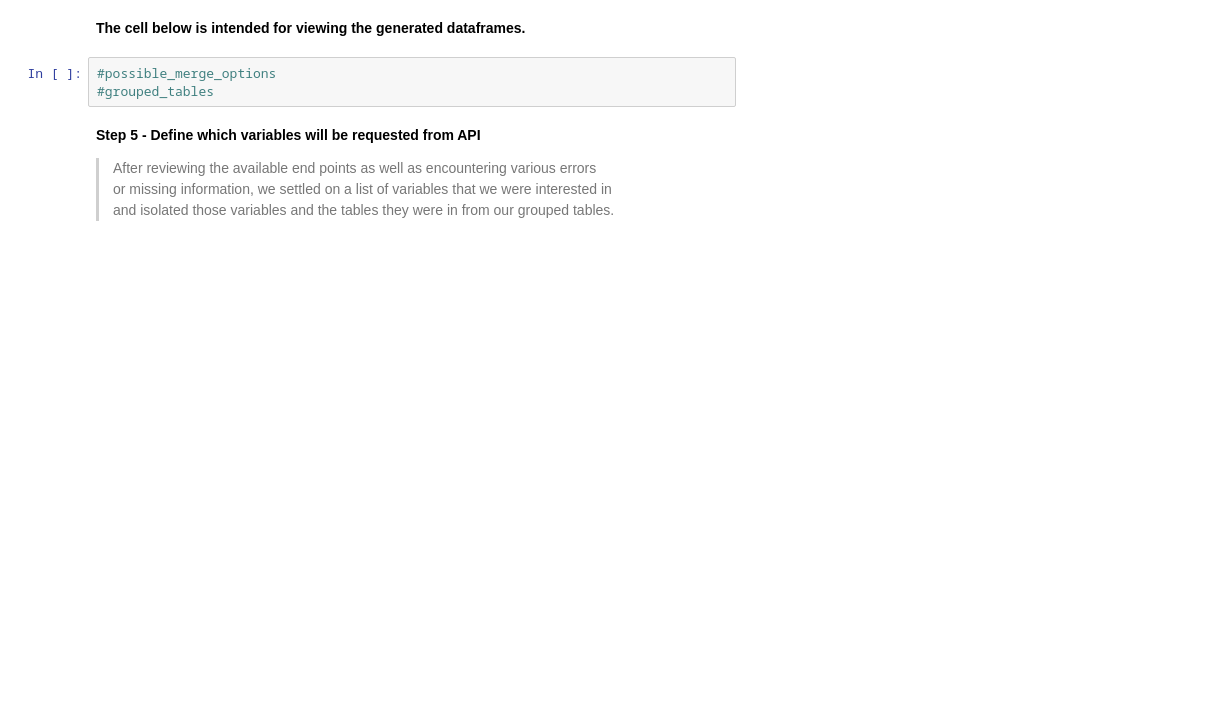
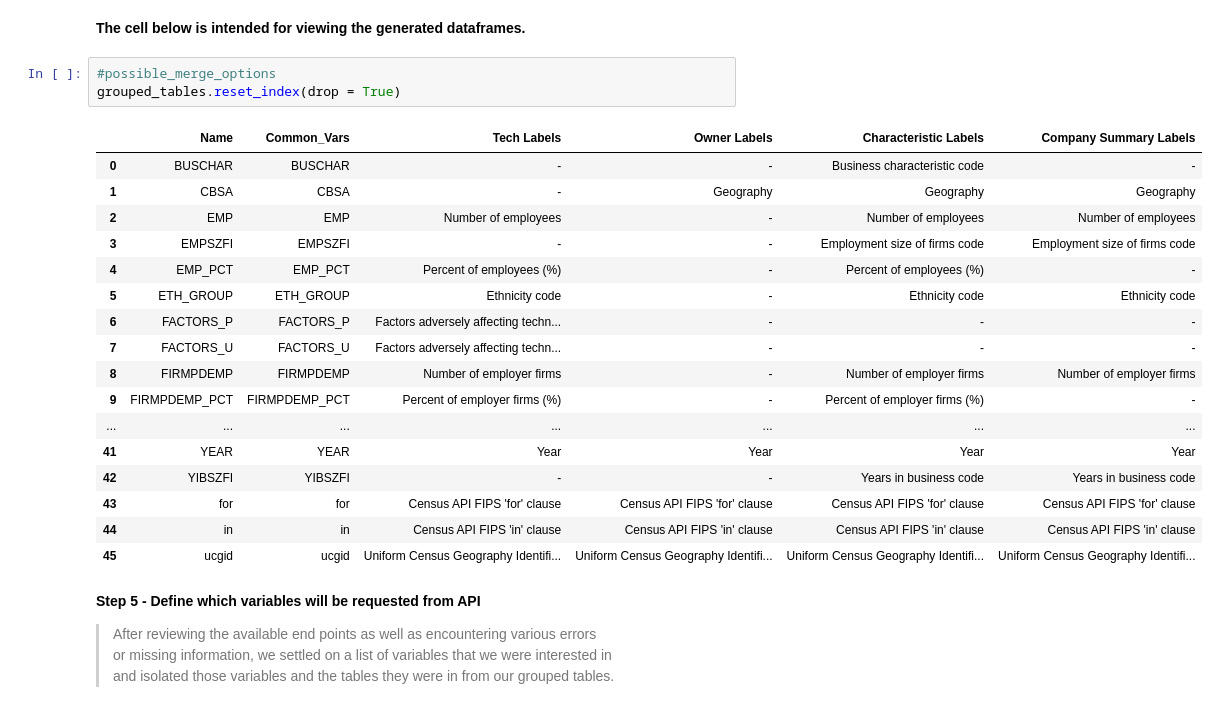
Before and after one commit to jedc4xer/abs_group_assessment, a Jupyter notebook: data_exploration.ipynb, the cells around one changed output. Cells and saved outputs as stored; diff of their text form; blank space fills up the shorter version.

```diff
--- a/data_exploration.ipynb
+++ b/data_exploration.ipynb
@@ -181,7 +181,25 @@ common_vars = [_.lower() for _ in possible_merge_options.Common_Vars.unique().to
 **The cell below is intended for viewing the generated dataframes.**
 # %%
 #possible_merge_options
-#grouped_tables
+grouped_tables.reset_index(drop = True)
+# %% [output]
+|  | Name | Common_Vars | Tech Labels | Owner Labels | Characteristic Labels | Company Summary Labels |
+| 0 | BUSCHAR | BUSCHAR | - | - | Business characteristic code | - |
+| 1 | CBSA | CBSA | - | Geography | Geography | Geography |
+| 2 | EMP | EMP | Number of employees | - | Number of employees | Number of employees |
+| 3 | EMPSZFI | EMPSZFI | - | - | Employment size of firms code | Employment size of firms code |
+| 4 | EMP_PCT | EMP_PCT | Percent of employees (%) | - | Percent of employees (%) | - |
+| 5 | ETH_GROUP | ETH_GROUP | Ethnicity code | - | Ethnicity code | Ethnicity code |
+| 6 | FACTORS_P | FACTORS_P | Factors adversely affecting techn... | - | - | - |
+| 7 | FACTORS_U | FACTORS_U | Factors adversely affecting techn... | - | - | - |
+| 8 | FIRMPDEMP | FIRMPDEMP | Number of employer firms | - | Number of employer firms | Number of employer firms |
+| 9 | FIRMPDEMP_PCT | FIRMPDEMP_PCT | Percent of employer firms (%) | - | Percent of employer firms (%) | - |
+| ... | ... | ... | ... | ... | ... | ... |
+| 41 | YEAR | YEAR | Year | Year | Year | Year |
+| 42 | YIBSZFI | YIBSZFI | - | - | Years in business code | Years in business code |
+| 43 | for | for | Census API FIPS 'for' clause | Census API FIPS 'for' clause | Census API FIPS 'for' clause | Census API FIPS 'for' clause |
+| 44 | in | in | Census API FIPS 'in' clause | Census API FIPS 'in' clause | Census API FIPS 'in' clause | Census API FIPS 'in' clause |
+| 45 | ucgid | ucgid | Uniform Census Geography Identifi... | Uniform Census Geography Identifi... | Uniform Census Geography Identifi... | Uniform Census Geography Identifi... |
 # %% [markdown]
 **Step 5 - Define which variables will be requested from API**
 > After reviewing the available end points as well as encountering various errors<br>
```
Also changed, not shown: 1 other file.
